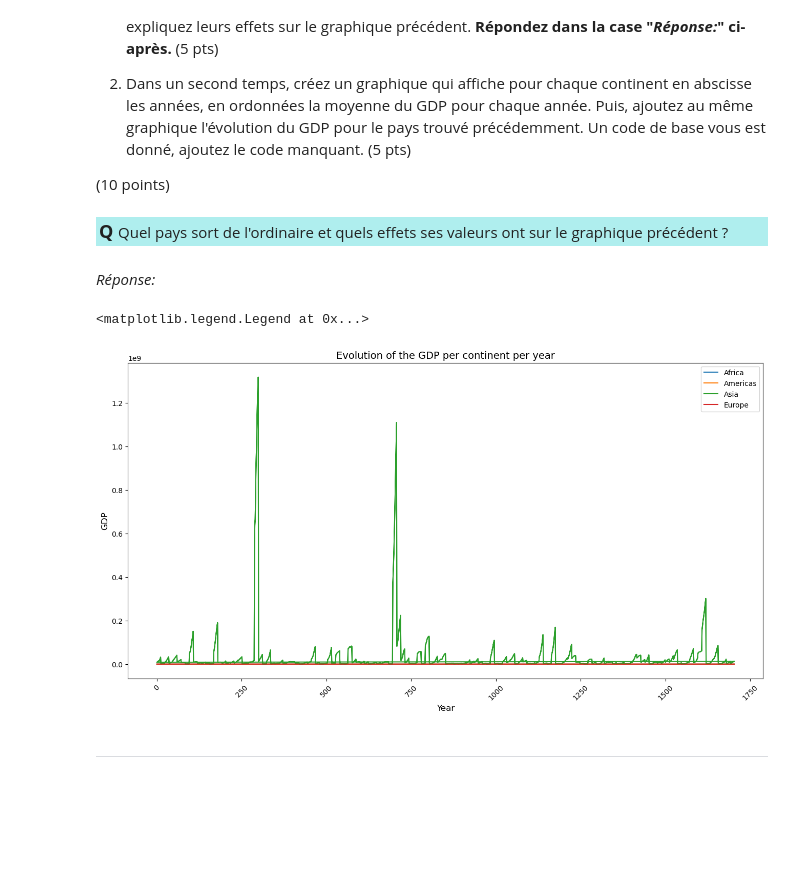
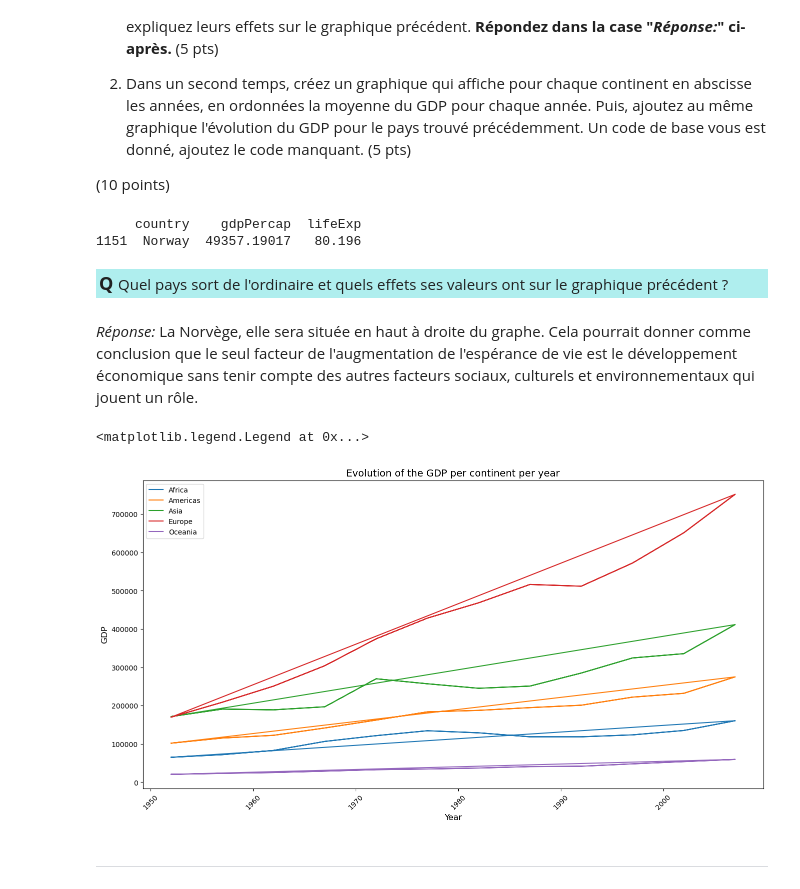
Before and after one commit to hliosone/data-science_scientific-tools, a Jupyter notebook: TP2_ISD_SA2024.ipynb, the cells around one changed output. Drawn from its saved outputs; the diff is of its cells as text; code cells hidden in the pictures; blank space fills up the shorter version.

```diff
--- a/TP2_ISD_SA2024.ipynb
+++ b/TP2_ISD_SA2024.ipynb
@@ -913,31 +919,46 @@ Text(0.5, 0.98, 'Scatter plot with life expectancy by gdpPercap by country for 1
 (10 points)
 # %%
 # Votre code ici: pour obtenir valeurs particulières
+
+max_gdp = data[data['gdpPercap'] == data['gdpPercap'].max()]
+
+print(max_gdp[['country', 'gdpPercap', 'lifeExp']])
+# %% [output]
+     country    gdpPercap  lifeExp
+1151  Norway  49357.19017   80.196
 # %% [markdown]
 <p style="background-color:#AFEEEE;padding:3px"><font size="4"><b>Q </b></font>Quel pays sort de l'ordinaire et quels effets ses valeurs ont sur le graphique précédent ?</p>
 # %% [markdown]
-*Réponse:*
+*Réponse:* La Norvège, elle sera située en haut à droite du graphe. Cela pourrait donner comme conclusion que le seul facteur de l'augmentation de l'espérance de vie est le développement économique sans tenir compte des autres facteurs sociaux, culturels et environnementaux qui jouent un rôle.
 # %%
 # Votre code ici: graphique
 
 ax1 = (df
       # Complétez en vous inspirant des exercices précédents
+      .loc[:, ['year', 'continent', 'gdpPercap']]
+      .groupby(['year', 'continent'])
+      .sum('gdpPercap')
+      .unstack('continent')
       )
 
 
 
 ax2 = (df
        # Complétez en vous inspirant des exercices précédents
+       .loc[:, ['year', 'continent', 'gdpPercap']]
+      .groupby(['year', 'continent'])
+      .sum('gdpPercap')
+      .unstack('continent')
       )
 
 ax = pd.concat([ax1,ax2]).plot(rot=45, figsize=(16, 8))
 ax.set_xlabel('Year', fontsize=12)
 ax.set_ylabel('GDP', fontsize=12)
 ax.set_title('Evolution of the GDP per continent per year', fontsize=14)
 ax.legend(sorted(df['continent'].unique())) # Note: si le pays seul n'est pas sur la légende ça n'est pas grave
 # %% [output]
 <matplotlib.legend.Legend at 0x...>
-[figure, old version]
+[figure, new version]
 # %% [markdown]
 ---
 # %% [markdown]
```
Also changed, not shown: parts of 2 cells of this notebook.
